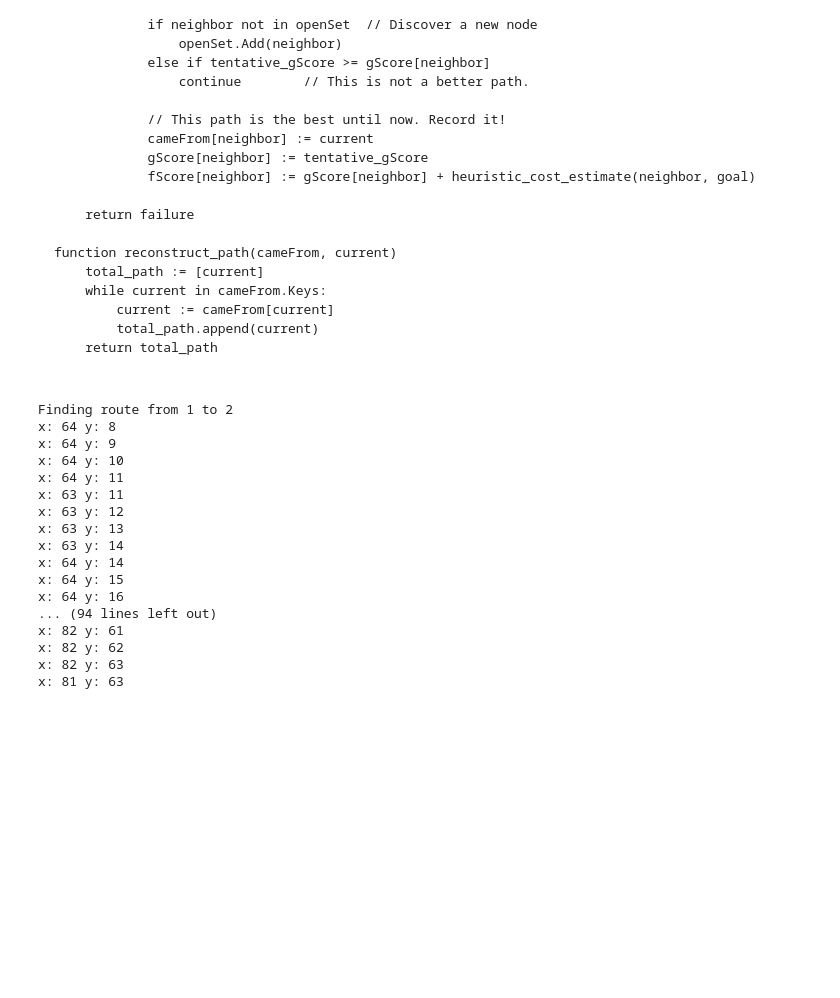
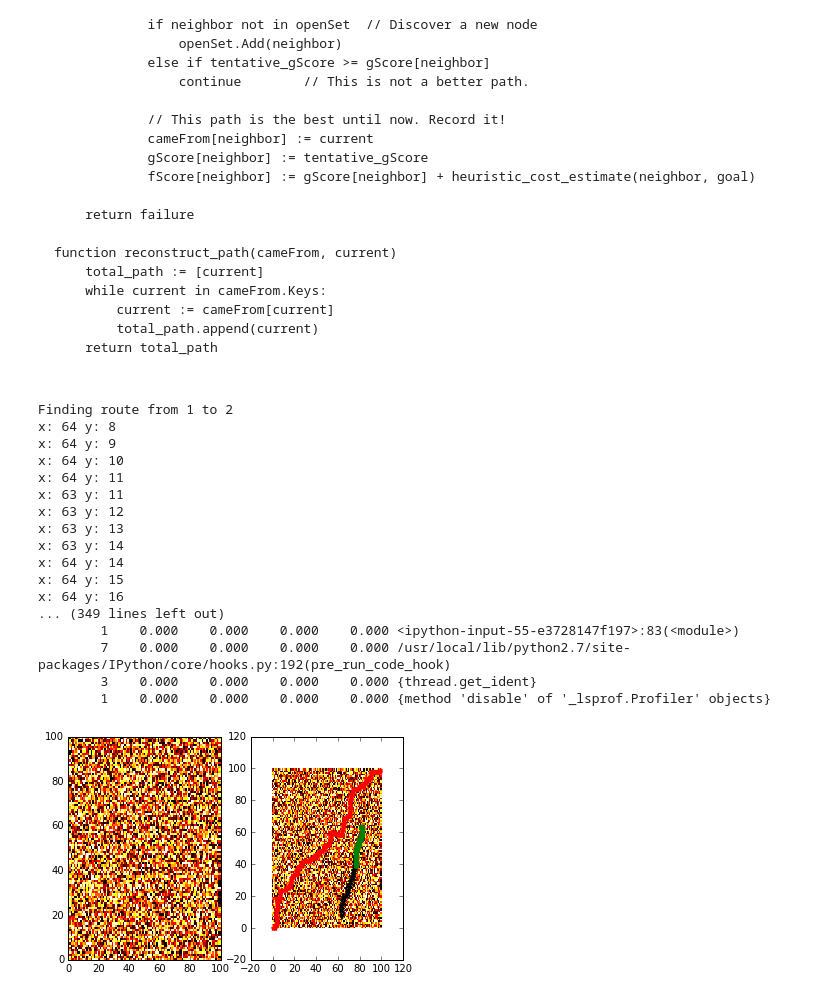
Before and after one commit to ben-oxley/asymPaths, a Jupyter notebook: Map Read.ipynb, the cells around one changed output. Drawn from its saved outputs; the diff is of its cells as text; code cells hidden in the pictures; blank space fills up the shorter version.

```diff
--- a/Map Read.ipynb
+++ b/Map Read.ipynb
@@ -4,8 +4,7 @@ class Point:
         self.x = int(x)
         self.y = int(y)
     def __eq__(self, other):
-        return (isinstance(other, self.__class__)
-            and self.x == other.x and self.y == other.y)
+        return self.x == other.x and self.y == other.y
 
     def __ne__(self, other):
         return not self.__eq__(other)
@@ -117,6 +116,8 @@ def AStar(map,start,end):
     previousposition = [[0 for y in range(yHeight)] for x in range(xWidth)]
     gscore = [[0 for y in range(yHeight)] for x in range(xWidth)]
     fscore = [[0 for y in range(yHeight)] for x in range(xWidth)]
+    visitedNodeMap = [[False for y in range(yHeight)] for x in range(xWidth)]
+    discoveredNodeMap = [[False for y in range(yHeight)] for x in range(xWidth)]
     for col in range(xWidth):
         for row in range(len(map[col])):
             gscore[col-1][row-1] = INFINITY
@@ -137,26 +138,41 @@ def AStar(map,start,end):
             #output path
         discoveredNodes.remove(currentNode)
         visitedNodes.append(currentNode)
+        visitedNodeMap[currentNode.x][currentNode.y] = True
         points = [Point(max(currentNode.x-1,0),currentNode.y),
                   Point(min(xWidth-1,currentNode.x+1),currentNode.y),
                   Point(currentNode.x,min(currentNode.y+1,yHeight-1)),
                   Point(currentNode.x,max(currentNode.y-1,0))]
         for point in points:
-            if point not in visitedNodes:
+            if visitedNodeMap[point.x][point.y] == False:
                 # The distance from start to a neighbor
                 #print("x: "+ `point.x`+" y: "+`point.y`)
                 newGScore = gscore[currentNode.x][currentNode.y] + map[point.x][point.y]
-                if point not in discoveredNodes:
+                if discoveredNodeMap[point.x][point.y] == False:
+                    discoveredNodeMap[point.x][point.y] = True
                     discoveredNodes.append(point)
                 if newGScore < gscore[point.x][point.y]:
                     previousposition[point.x][point.y] = currentNode
                     gscore[point.x][point.y] = newGScore
                     fscore[point.x][point.y] = newGScore + Distance(point, end)
     raise LookupError("Could not find solution")
+import cProfile, pstats, StringIO
+pr = cProfile.Profile()
+pr.enable()
+
 print("Finding route from 1 to 2")
 a = AStar(map,start,second)
 print("Finding route from 1 to last")
 b = AStar(map,start,end)
+print("Finding route from top left to bottom right")
+c = AStar(map,Point(0,0),Point(xWidth-1,yHeight-1))
+
+pr.disable()
+s = StringIO.StringIO()
+sortby = 'cumulative'
+ps = pstats.Stats(pr, stream=s).sort_stats(sortby)
+ps.print_stats()
+print s.getvalue()
 # %% [output]
 Finding route from 1 to 2
 x: 64 y: 8
@@ -170,8 +186,30 @@ x: 63 y: 14
 x: 64 y: 14
 x: 64 y: 15
 x: 64 y: 16
-... (94 lines left out)
-x: 82 y: 61
-x: 82 y: 62
-x: 82 y: 63
-x: 81 y: 63
+... (349 lines left out)
+        1    0.000    0.000    0.000    0.000 <ipython-input-55-e3728147f197>:83(<module>)
+        7    0.000    0.000    0.000    0.000 /usr/local/lib/python2.7/site-packages/IPython/core/hooks.py:192(pre_run_code_hook)
+        3    0.000    0.000    0.000    0.000 {thread.get_ident}
+        1    0.000    0.000    0.000    0.000 {method 'disable' of '_lsprof.Profiler' objects}
+# %%
+%matplotlib inline
+def column(matrix, i):
+    return [row[i] for row in matrix]
+import numpy as np
+import matplotlib.pyplot as plt
+xa = np.array([row.x for row in a])
+ya = np.array([row.y for row in a])
+xb = np.array([row.x for row in b])
+yb = np.array([row.y for row in b])
+xc = np.array([row.x for row in c])
+yc = np.array([row.y for row in c])
+plt.subplot(1,2, 1)
+heatmap = plt.pcolor(map,cmap='hot')
+plt.subplot(1, 2, 2)
+plt.pcolor(map,cmap='hot')
+plt.scatter(xa, ya,marker='x',color='k')
+plt.scatter(xb, yb,marker='o',color='g')
+plt.scatter(xc, yc,marker='*',color='r')
+plt.show()
+# %% [output]
+[figure, added]
```
